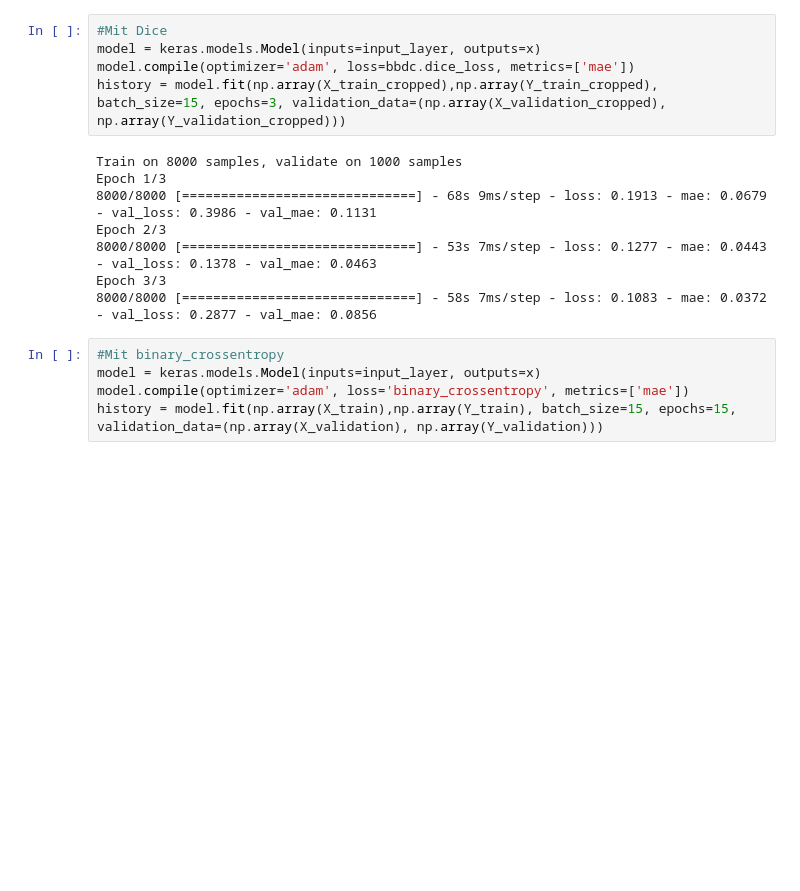
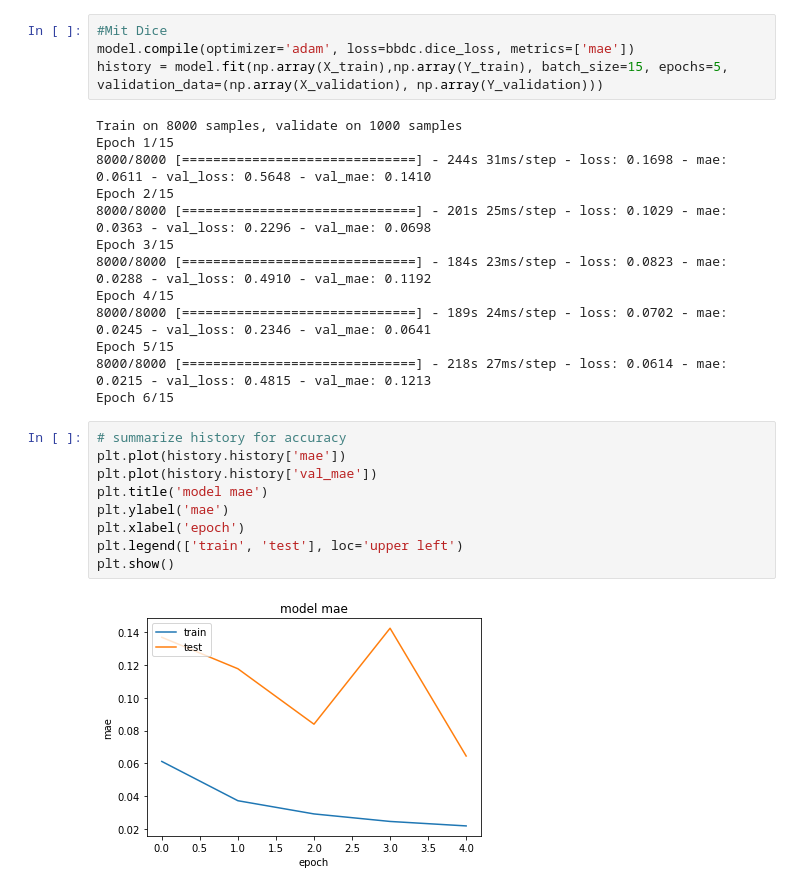
Before and after one commit to ajochim/bbdc2021, a Jupyter notebook: exploration/exploration_jannes.ipynb, the cells around one changed output. Saved outputs shown, nothing was run; the diff lists cells and outputs as text; blank space fills up the shorter version.

```diff
--- a/exploration/exploration_jannes.ipynb
+++ b/exploration/exploration_jannes.ipynb
@@ -119,19 +70,29 @@ Epoch 3/15
 KeyboardInterrupt:
 # %%
 #Mit Dice
-model = keras.models.Model(inputs=input_layer, outputs=x)
 model.compile(optimizer='adam', loss=bbdc.dice_loss, metrics=['mae'])
-history = model.fit(np.array(X_train_cropped),np.array(Y_train_cropped), batch_size=15, epochs=3, validation_data=(np.array(X_validation_cropped), np.array(Y_validation_cropped)))
+history = model.fit(np.array(X_train),np.array(Y_train), batch_size=15, epochs=5, validation_data=(np.array(X_validation), np.array(Y_validation)))
 # %% [output]
 Train on 8000 samples, validate on 1000 samples
-Epoch 1/3
-8000/8000 [==============================] - 68s 9ms/step - loss: 0.1913 - mae: 0.0679 - val_loss: 0.3986 - val_mae: 0.1131
-Epoch 2/3
-8000/8000 [==============================] - 53s 7ms/step - loss: 0.1277 - mae: 0.0443 - val_loss: 0.1378 - val_mae: 0.0463
-Epoch 3/3
-8000/8000 [==============================] - 58s 7ms/step - loss: 0.1083 - mae: 0.0372 - val_loss: 0.2877 - val_mae: 0.0856
+Epoch 1/15
+8000/8000 [==============================] - 244s 31ms/step - loss: 0.1698 - mae: 0.0611 - val_loss: 0.5648 - val_mae: 0.1410
+Epoch 2/15
+8000/8000 [==============================] - 201s 25ms/step - loss: 0.1029 - mae: 0.0363 - val_loss: 0.2296 - val_mae: 0.0698
+Epoch 3/15
+8000/8000 [==============================] - 184s 23ms/step - loss: 0.0823 - mae: 0.0288 - val_loss: 0.4910 - val_mae: 0.1192
+Epoch 4/15
+8000/8000 [==============================] - 189s 24ms/step - loss: 0.0702 - mae: 0.0245 - val_loss: 0.2346 - val_mae: 0.0641
+Epoch 5/15
+8000/8000 [==============================] - 218s 27ms/step - loss: 0.0614 - mae: 0.0215 - val_loss: 0.4815 - val_mae: 0.1213
+Epoch 6/15
-# %%
-#Mit binary_crossentropy
-model = keras.models.Model(inputs=input_layer, outputs=x)
-model.compile(optimizer='adam', loss='binary_crossentropy', metrics=['mae'])
-history = model.fit(np.array(X_train),np.array(Y_train), batch_size=15, epochs=15, validation_data=(np.array(X_validation), np.array(Y_validation)))
+# %%
+# summarize history for accuracy
+plt.plot(history.history['mae'])
+plt.plot(history.history['val_mae'])
+plt.title('model mae')
+plt.ylabel('mae')
+plt.xlabel('epoch')
+plt.legend(['train', 'test'], loc='upper left')
+plt.show()
+# %% [output]
+[figure, added]
```
Also changed, not shown: parts of 9 cells of this notebook, 3 other files.
